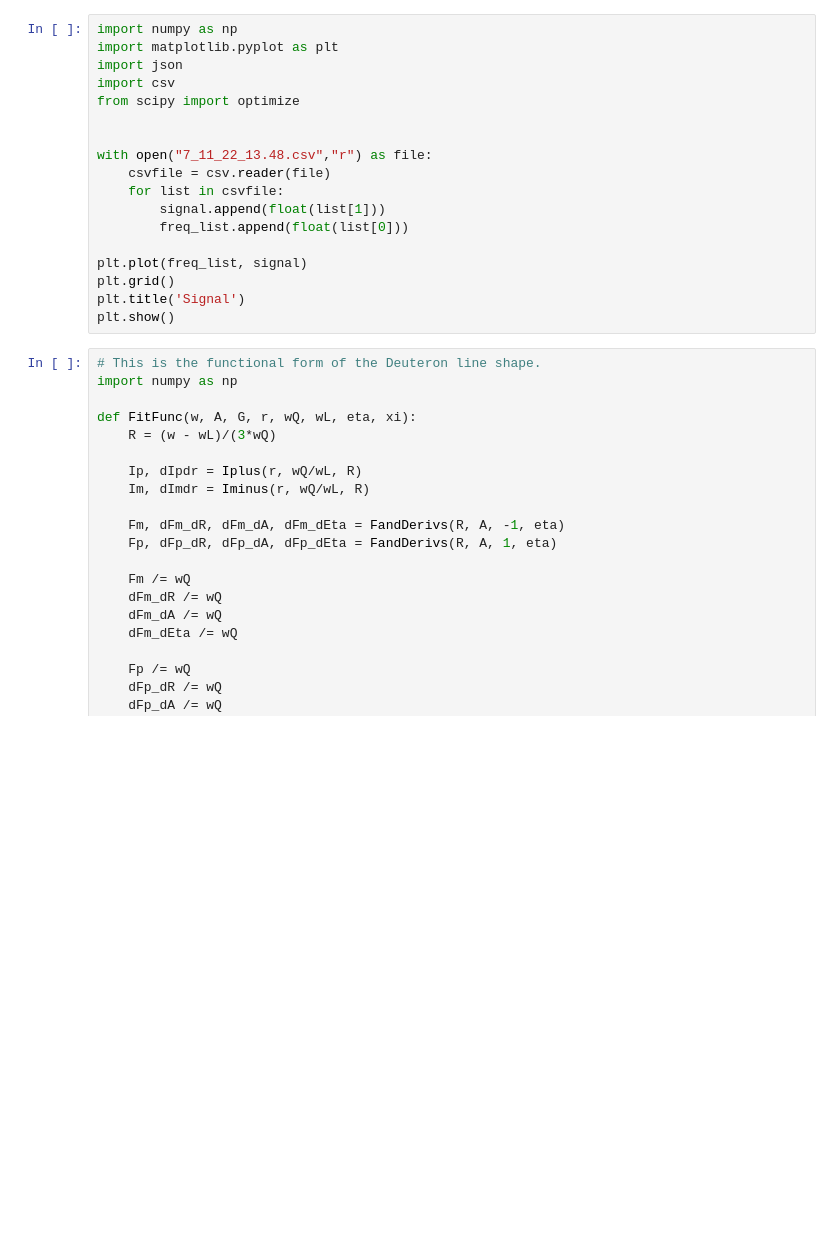
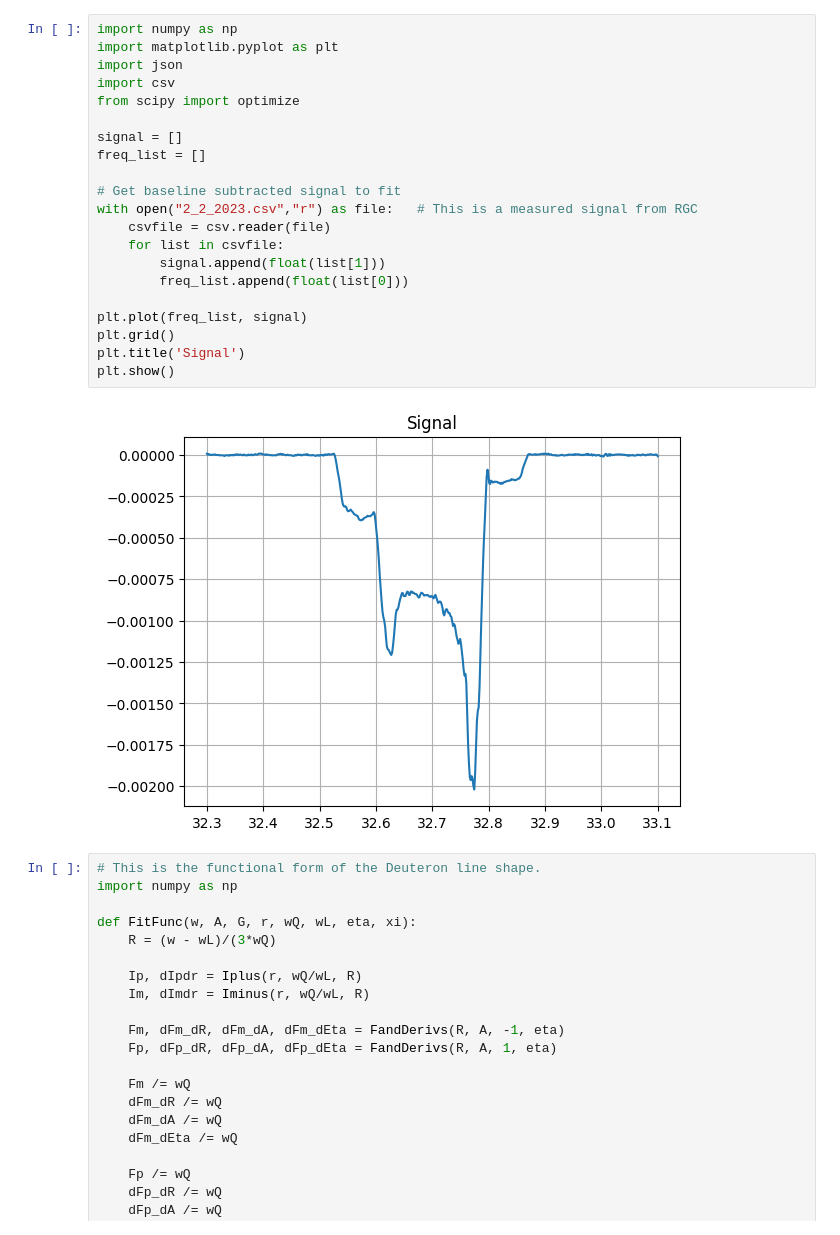
Before and after one commit to jdmax/NMR_Analysis, a Jupyter notebook: Deuteron_Fitting.ipynb, the cells around one changed output. Saved outputs shown, nothing was run; the diff lists cells and outputs as text; blank space fills up the shorter version.

```diff
--- a/Deuteron_Fitting.ipynb
+++ b/Deuteron_Fitting.ipynb
@@ -1,21 +1,26 @@
 # %%
 import numpy as np
 import matplotlib.pyplot as plt
 import json
 import csv
 from scipy import optimize
 
+signal = []
+freq_list = []
 
-with open("7_11_22_13.48.csv","r") as file:
+# Get baseline subtracted signal to fit
+with open("2_2_2023.csv","r") as file:   # This is a measured signal from RGC
     csvfile = csv.reader(file)
     for list in csvfile:
         signal.append(float(list[1]))
         freq_list.append(float(list[0]))
 
 plt.plot(freq_list, signal)
 plt.grid()
 plt.title('Signal')
 plt.show()
+# %% [output]
+[figure, added]
 # %%
 # This is the functional form of the Deuteron line shape.
 import numpy as np
```
Also changed, not shown: parts of 1 cell of this notebook, 1 other file.
